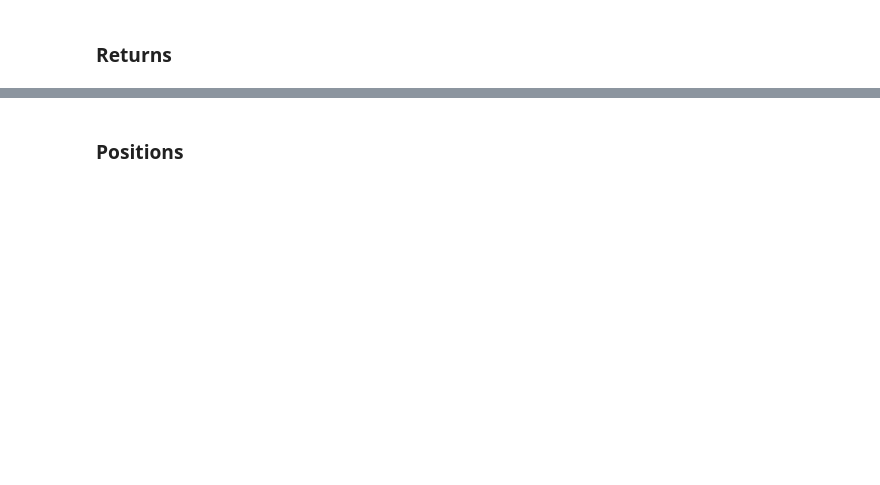
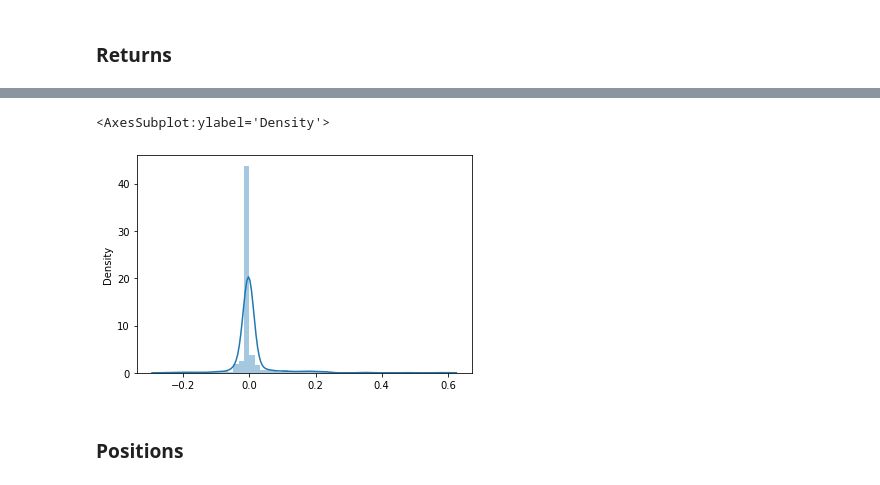
Before and after one commit to Tiergarten/reinforcement-trader, a Jupyter notebook: 3_reinforcement_trading_simple.ipynb, the cells around one changed output, grey strips where cells are left out. Cells and saved outputs as stored; diff of their text form; code cells hidden in the pictures; blank space fills up the shorter version.

```diff
--- a/3_reinforcement_trading_simple.ipynb
+++ b/3_reinforcement_trading_simple.ipynb
@@ -184,3 +204,8 @@ pd.Series(realised_returns).cumsum().plot()
+# %%
+sns.distplot(realised_returns)
+# %% [output]
+<AxesSubplot:ylabel='Density'>
+[figure, added]
 # %% [markdown]
 ### Positions
 # %%
```
Also changed, not shown: parts of 16 cells of this notebook, 2 other files.
